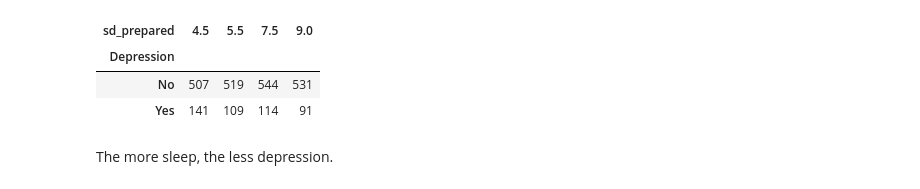
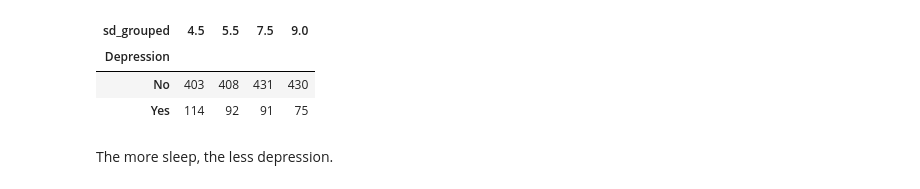
Before and after one commit to LozinskiMatthew/Depression-Predicting-Model, a Jupyter notebook: DepressionKaggleNovember.ipynb, the cells around one changed output. Saved outputs shown, nothing was run; the diff lists cells and outputs as text; code cells hidden in the pictures.

Commit message:
Almost entirely prepared

```diff
--- a/DepressionKaggleNovember.ipynb
+++ b/DepressionKaggleNovember.ipynb
@@ -188,0 +157,2 @@ def adjust_sleep_duration(sd):
+# %%
+train_data, temp_data = train_test_split(data, test_size=0.2, shuffle=True, random_state=42)
@@ -188,0 +258,5 @@ def adjust_sleep_duration(sd):
+# %%
+train_data['cgpa_grouped'] = train_data['CGPA'].apply(categorize_by_cgpa)
+temp_data['cgpa_grouped'] = temp_data['CGPA'].apply(categorize_by_cgpa)
+final_dataset['cgpa_grouped'] = final_dataset['CGPA'].apply(categorize_by_cgpa)
+train_data['cgpa_grouped'].value_counts()
@@ -189,3 +318,17 @@ def adjust_sleep_duration(sd):
+# %%
+#Thankfully there are not any Nans to deal with, thus we will create afunction
+#to analyse and create new column with well suited data for sleep duration (sd)
+def adjust_sleep_duration(sd):
+  if '5' in sd and '6' in sd:
+    return 5.5
+  if '5' in sd and '6' not in sd:
+    return 4.5
+  if '7' in sd and '8' in sd:
+    return 7.5
+  if '8' in sd and '7' not in sd:
+    return 9.0
+  # Firstly I thought about it as a good approach but now I consider in invalid and redunadant I will use Ohe..
+  # But I shall use this function for further data analysis.
 # %%
 # data_in_work['sd_prepared'] = data_in_work['Sleep Duration'].apply(adjust_sleep_duration)
 # data_in_work['sd_prepared'].value_counts()
@@ -202,9 +335,13 @@ data_in_work['sd_prepared'] =
+# %%
+train_data['sd_grouped'] = train_data['Sleep Duration'].apply(adjust_sleep_duration)
+temp_data['sd_grouped'] = temp_data['Sleep Duration'].apply(adjust_sleep_duration)
+final_dataset['sd_grouped'] = final_dataset['Sleep Duration'].apply(adjust_sleep_duration)
 # %%
-pd.crosstab(data_in_work['Depression'], data_in_work['sd_prepared'])
+pd.crosstab(train_data['Depression'], train_data['sd_grouped'])
 # %% [output]
-| sd_prepared | 4.5 | 5.5 | 7.5 | 9.0 |
+| sd_grouped | 4.5 | 5.5 | 7.5 | 9.0 |
 | Depression |  |  |  |  |
-| No | 507 | 519 | 544 | 531 |
-| Yes | 141 | 109 | 114 | 91 |
+| No | 403 | 408 | 431 | 430 |
+| Yes | 114 | 92 | 91 | 75 |
 # %% [markdown]
 The more sleep, the less depression.
```
Also changed, not shown: parts of 138 cells of this notebook.
